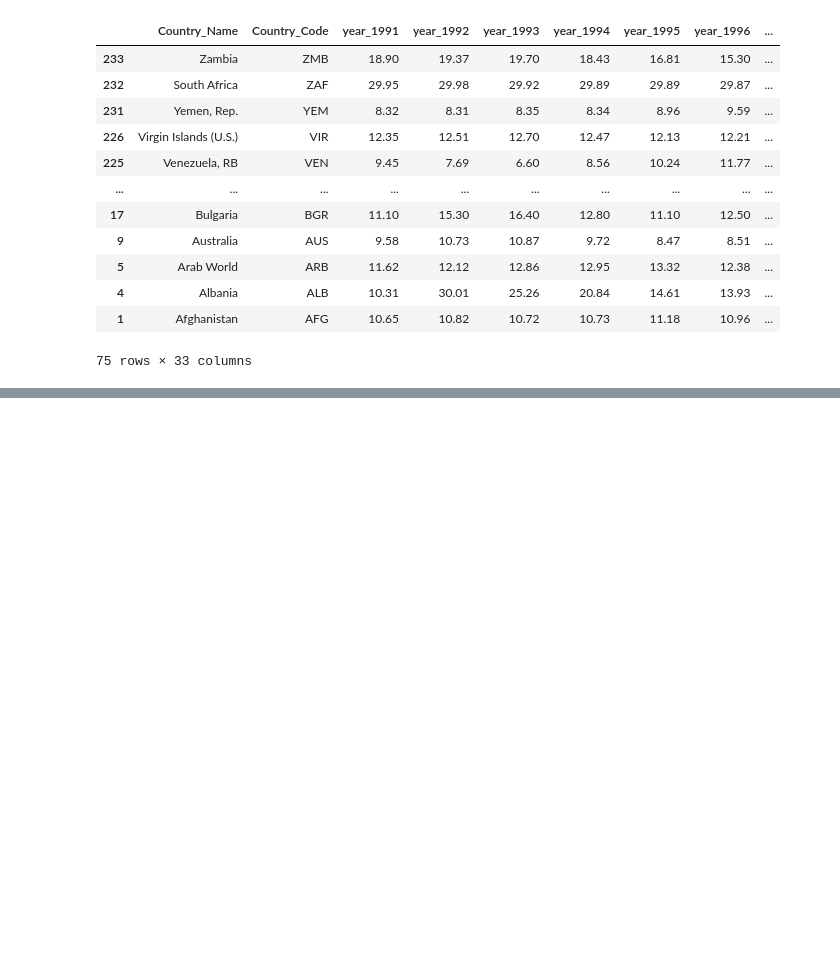
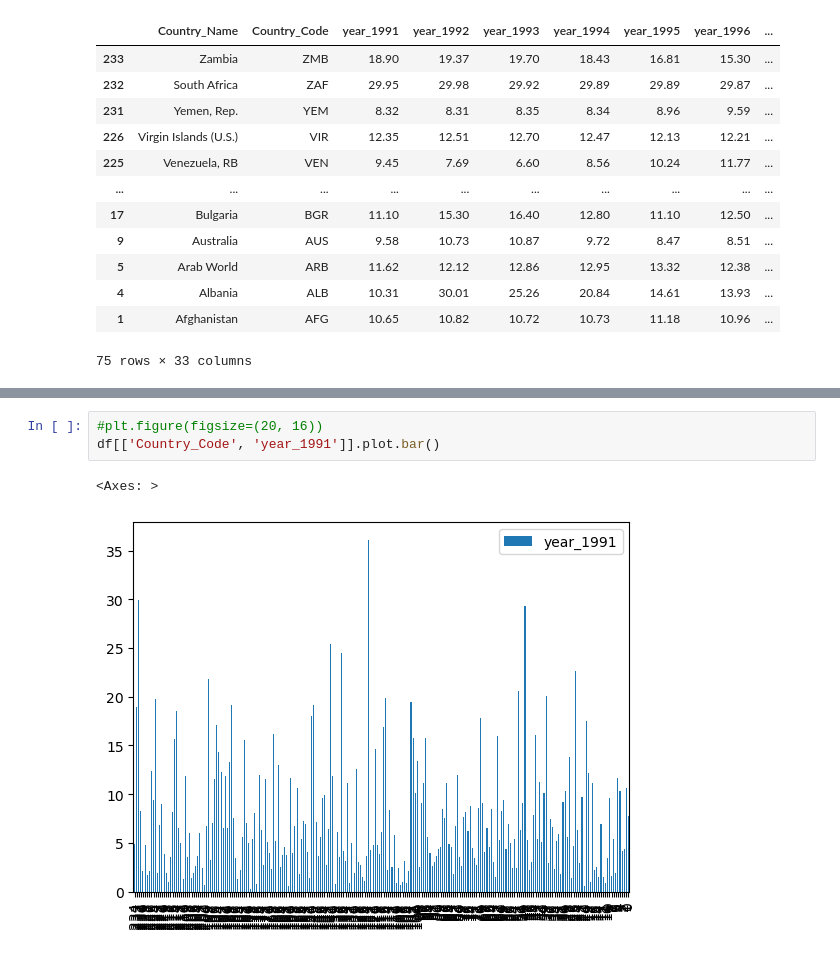
Before and after one commit to dbabichenko/dnid, a Jupyter notebook: Class Examples/Fall 2024/unemployment.ipynb, the cells around one changed output, grey strips where cells are left out. Cells and saved outputs as stored; diff of their text form; blank space fills up the shorter version.

```diff
--- a/Class Examples/Fall 2024/unemployment.ipynb
+++ b/Class Examples/Fall 2024/unemployment.ipynb
@@ -409,0 +433,6 @@ df.query(q)
+# %%
+#plt.figure(figsize=(20, 16))
+df[['Country_Code', 'year_1991']].plot.bar()
+# %% [output]
+<Axes: >
+[figure, added]
```
Also changed, not shown: parts of 9 cells of this notebook, 51 other files.
